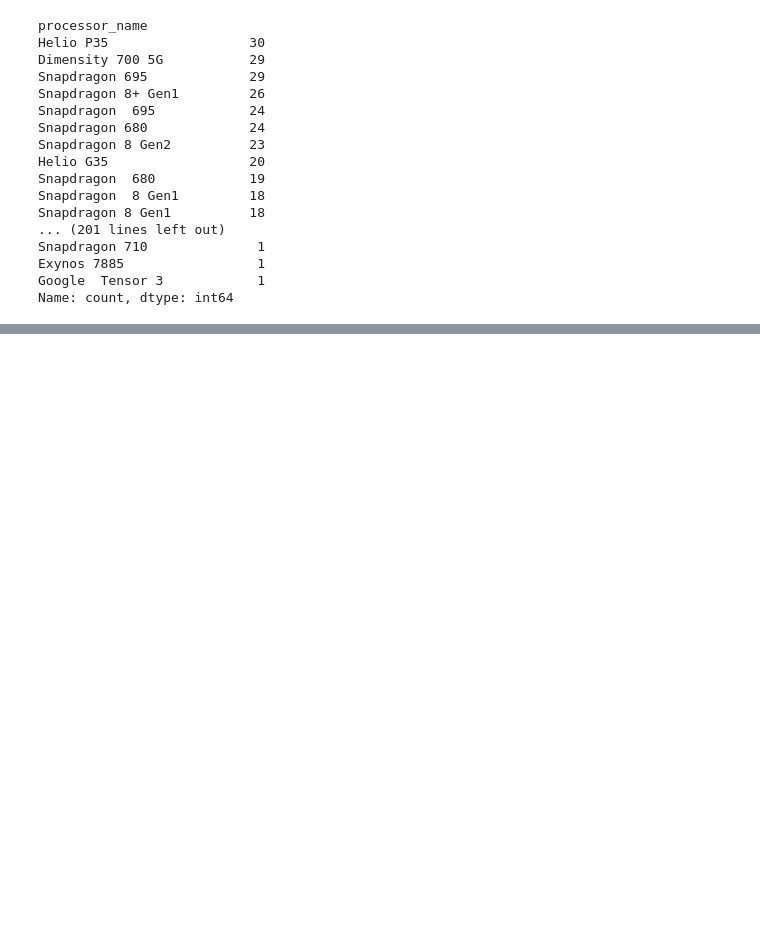
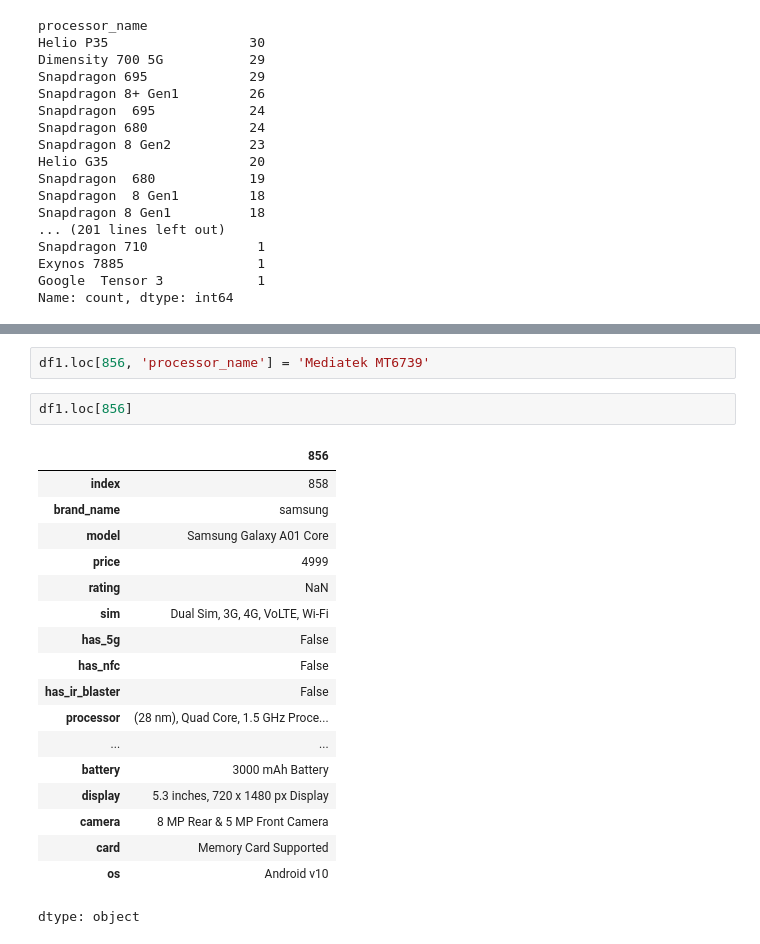
Before and after one commit to Muhammad-Waleed-Source/Data-Analysis-Process, a Jupyter notebook: Data Cleaning/1-Data-Cleaning.ipynb, the cells around one changed output, grey strips where cells are left out. Drawn from its saved outputs; the diff is of its cells as text; blank space fills up the shorter version.

Commit message:
(28 nm) processor name replaced by actual processor

```diff
--- a/Data Cleaning/1-Data-Cleaning.ipynb
+++ b/Data Cleaning/1-Data-Cleaning.ipynb
@@ -1286,0 +1294,23 @@ Name: count, dtype: int64
+# %%
+df1.loc[856, 'processor_name'] = 'Mediatek MT6739'
+# %%
+df1.loc[856]
+# %% [output]
+|  | 856 |
+| index | 858 |
+| brand_name | samsung |
+| model | Samsung Galaxy A01 Core |
+| price | 4999 |
+| rating | NaN |
+| sim | Dual Sim, 3G, 4G, VoLTE, Wi-Fi |
+| has_5g | False |
+| has_nfc | False |
+| has_ir_blaster | False |
+| processor | (28 nm), Quad Core, 1.5 GHz Proce... |
+| ... | ... |
+| battery | 3000 mAh Battery |
+| display | 5.3 inches, 720 x 1480 px Display |
+| camera | 8 MP Rear & 5 MP Front Camera |
+| card | Memory Card Supported |
+| os | Android v10 |
+dtype: object
```
Also changed, not shown: parts of 2 cells of this notebook.
